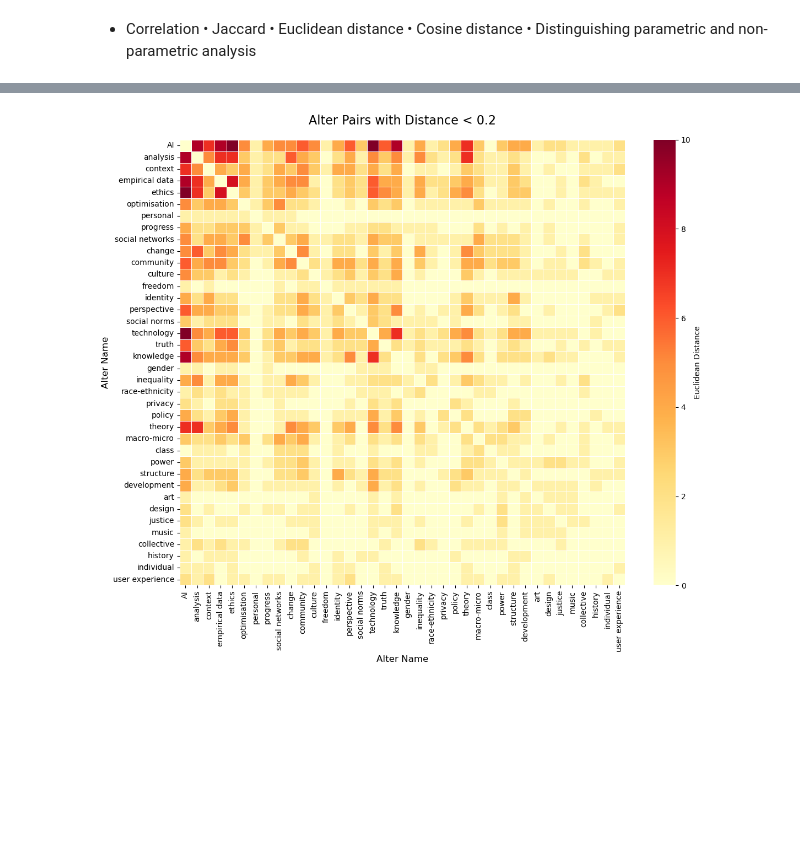
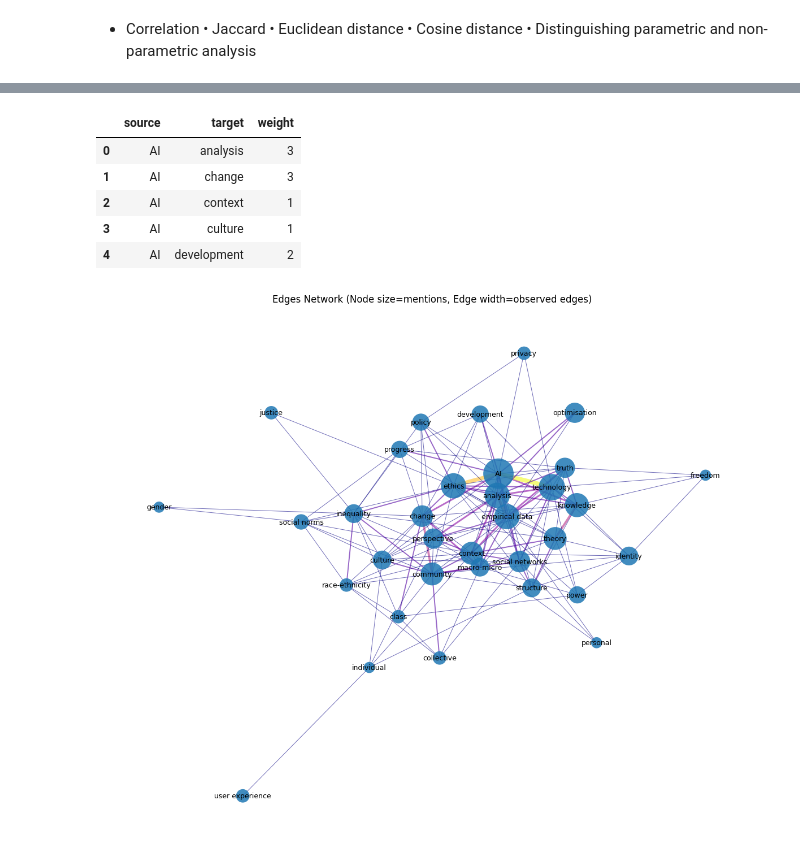
Before and after one commit to Calebagoha123/group4_fsstds, a Jupyter notebook: week3exercise.ipynb, the cells around one changed output, grey strips where cells are left out. Drawn from its saved outputs; the diff is of its cells as text; code cells hidden in the pictures; blank space fills up the shorter version.

```diff
--- a/week3exercise.ipynb
+++ b/week3exercise.ipynb
@@ -214,17 +213,0 @@ plt.show()
-# %%
-# aggregate the number of edges between each pair of alters across all sessions
-edge_counts = defaultdict(int)
-for session_id in df_alter['SessionID'].unique():
-    df_temp = df_alter[df_alter['SessionID'] == session_id]
-    alters_in_session = df_temp['name'].unique()
-
-    for i in alters_in_session:
-        for j in alters_in_session:
-            if i != j:
-                edge_counts[(i, j)] += 1
-
-# create a DataFrame to represent the aggregated edge counts
-df_edge_counts = pd.DataFrame(index=unique_alters, columns=unique_alters).fillna(0)
-for (i, j), count in edge_counts.items():
-    df_edge_counts.loc[i, j] = count
-display(df_edge_counts)
@@ -250,21 +213,0 @@ display(df_edge_counts)
-# %%
-import seaborn as sns
-import matplotlib.pyplot as plt
-import numpy as np
-
-# Create heatmap
-plt.figure(figsize=(12, 10))
-sns.heatmap(df_edge_counts.astype(float),
-            annot=False,
-            cmap='YlOrRd',
-            cbar_kws={'label': 'Euclidean Distance'},
-            linewidths=0.5,
-            square=True)
-
-plt.title('Alter Pairs with Distance < 0.2', fontsize=16, pad=20)
-plt.xlabel('Alter Name', fontsize=12)
-plt.ylabel('Alter Name', fontsize=12)
-plt.tight_layout()
-plt.show()
-# %% [output]
-[figure, removed]
@@ -270,0 +273,32 @@ plt.show()
+# %%
+# Build weighted edgelist from edges and visualize
+# Use the same directory used to load CSVs earlier
+weighted_edgelist = build_weighted_edgelist_from_edges(
+    df_alter=df_alter,
+    edges_dir=str(data_dir),  # data_dir was defined earlier as the edge/CSV folder
+    undirected=True,
+)
+
+display(weighted_edgelist.head())
+
+_ = visualize_network_from_edgelist(
+    weighted_edgelist,
+    node_counts=count_alter_mentions(df_alter, alter_col='name'),
+    weight_col='weight',
+    figsize=(12, 10),
+    layout='spring',
+    node_color='#1f78b4',
+    cmap='plasma',
+    min_edge_width=0.7,
+    max_edge_width=5.5,
+    with_labels=True,
+    title='Edges Network (Node size=mentions, Edge width=observed edges)'
+)
+# %% [output]
+|  | source | target | weight |
+| 0 | AI | analysis | 3 |
+| 1 | AI | change | 3 |
+| 2 | AI | context | 1 |
+| 3 | AI | culture | 1 |
+| 4 | AI | development | 2 |
+[figure, added]
```
Also changed, not shown: parts of 6 cells of this notebook, 2 other files.
